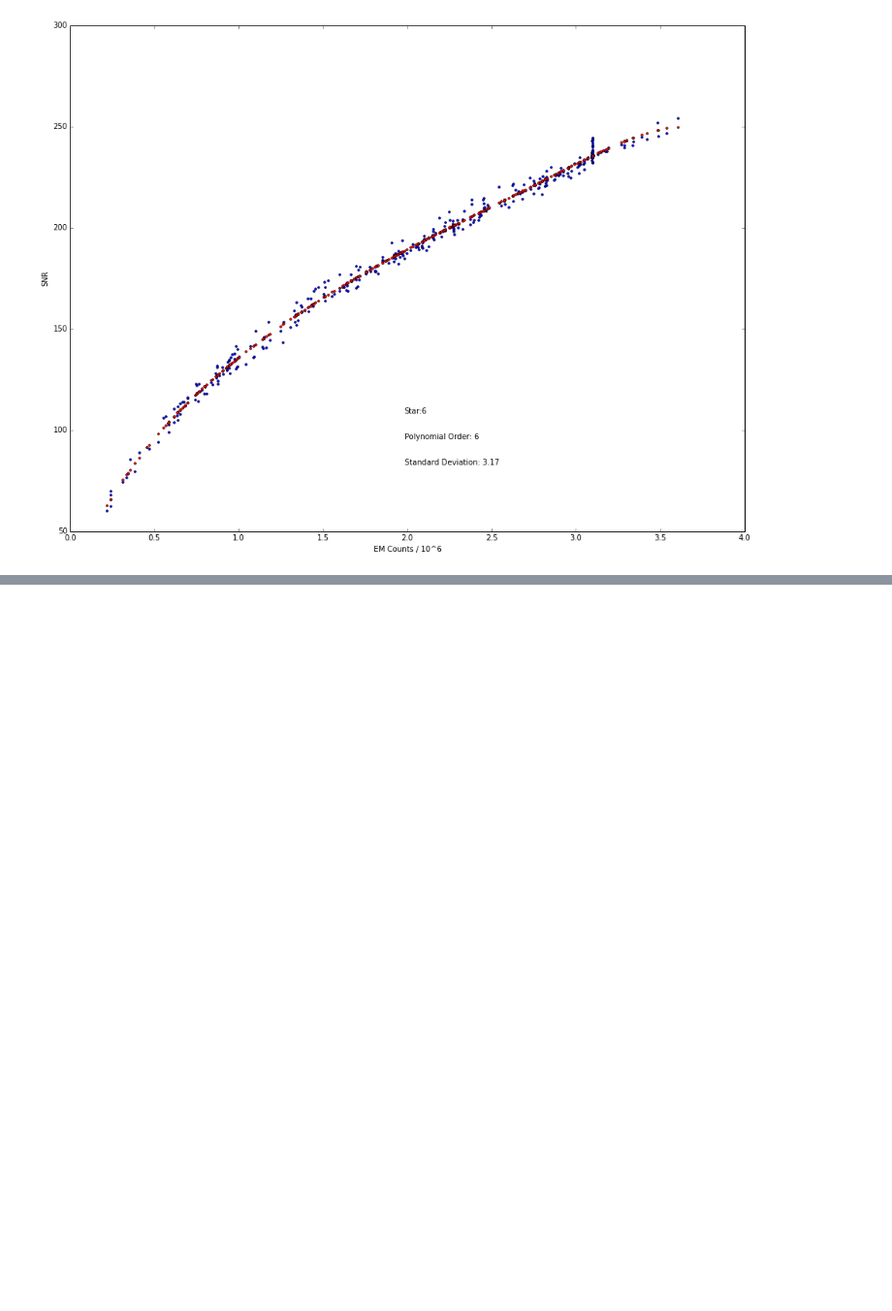
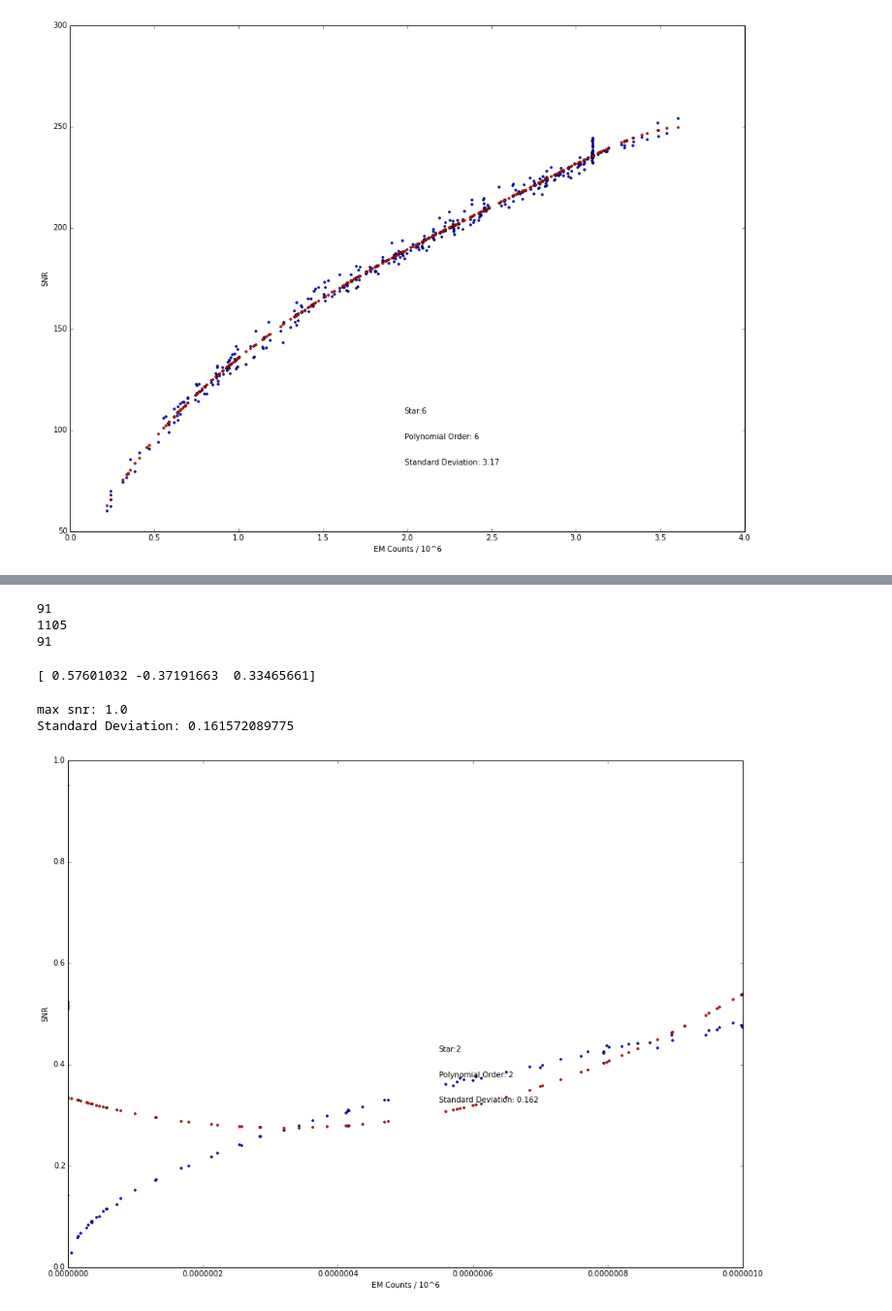
Before and after one commit to mattgiguere/CHIRON, a Jupyter notebook: EXPM/ExposureMeterCalibration.ipynb, the cells around one changed output, grey strips where cells are left out. Shown at 97% size. Cells and saved outputs as stored; diff of their text form; code cells hidden in the pictures; blank space fills up the shorter version.

```diff
--- a/EXPM/ExposureMeterCalibration.ipynb
+++ b/EXPM/ExposureMeterCalibration.ipynb
@@ -215,0 +218,44 @@ Standard Deviation: 3.17177649734
+# %%
+def model_em(emcts, snr, ord):
+    emcts /= np.max(emcts)
+    snr /= np.max(snr)
+    z = np.polyfit(emcts, snr, ord)
+    print z
+    mod = np.zeros(len(emcts))
+    for i in range(ord+1):
+        mod = mod + z[ord - i] * emcts**i
+    return mod*np.max(emcts)
+# %%
+star='HR472'
+sl472 = get_starlog(star, mdir)
+#emctsHR472, snrHR472, airmassHR472 = em_calib(star, mdir)
+# %%
+snrHR472 = np.double(sl472.starlog.snrbp5500)
+emavgstrHR472 = np.double(sl472.starlog.emavg)
+emnumsmpstrHR472 = np.double(sl472.starlog.emnumsmp)
+emctsHR472 = emavgstr472 * emnumsmpstr472
+airmassHR472 = sl472.starlog.airmass
+gds = np.where((snrHR472 > 0) & (emctsHR472 < 2e6) & (sl472.starlog.decker == 'slit    '))[0]
+
+snrHR472 = snrHR472[gds]
+emctsHR472 = emctsHR472[gds]
+airmassHR472 = airmassHR472[gds]
+# %%
+print(len(emctsHR472))
+print(len(emcts10700))
+#print(len(gds[0]))
+print(gds.size)
+# %% [output]
+91
+1105
+91
+# %%
+modelHR472_ord2 = model_em(emctsHR472, snrHR472, 2)
+# %% [output]
+[ 0.57601032 -0.37191663  0.33465661]
+# %%
+plot_em(emctsHR472, snrHR472, 2, mdir, star, modelHR472_ord2)
+# %% [output]
+max snr: 1.0
+Standard Deviation: 0.161572089775
+[figure, added]
```
Also changed, not shown: parts of 6 cells of this notebook.
